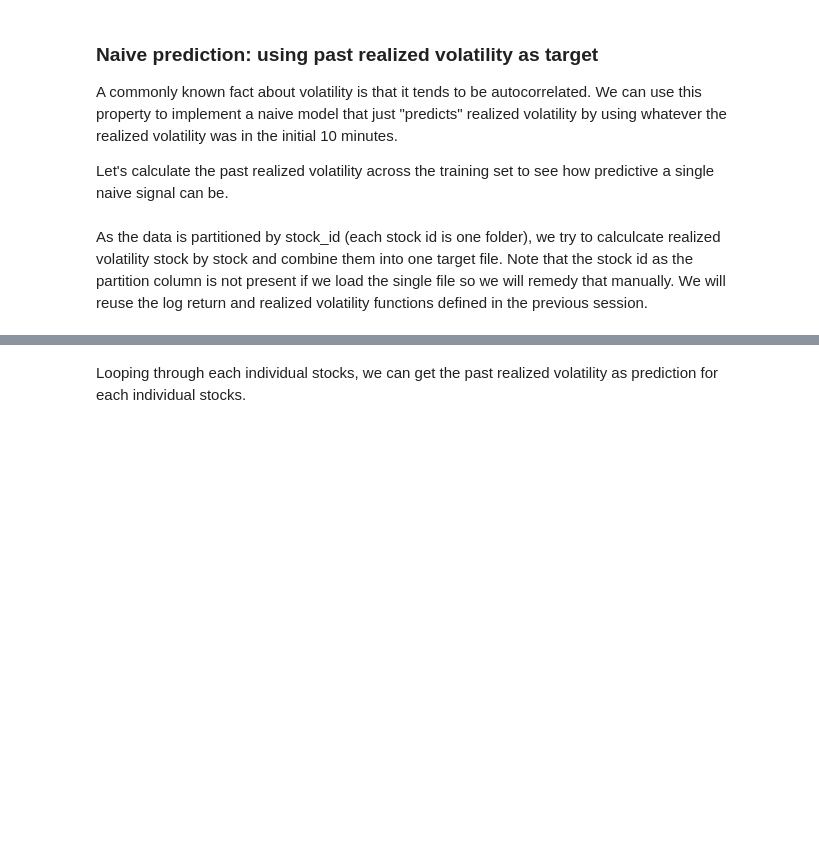
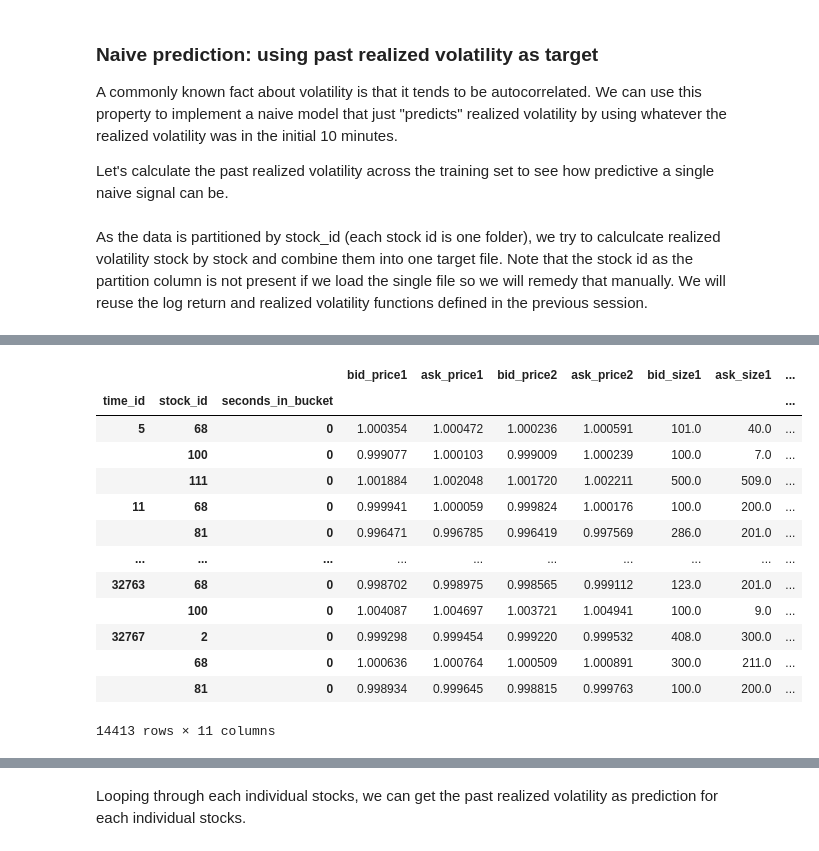
Before and after one commit to arungansi/Jovian-ML-0toGBMs, a Jupyter notebook: my-zero-to-gbm-proj-assign.ipynb, the cells around one changed output, grey strips where cells are left out. Drawn from its saved outputs; the diff is of its cells as text; code cells hidden in the pictures; blank space fills up the shorter version.

```diff
--- a/my-zero-to-gbm-proj-assign.ipynb
+++ b/my-zero-to-gbm-proj-assign.ipynb
@@ -347,0 +521,17 @@ df_order_book_50.groupby(['time_id','stock_id']).seconds_in_bucket.count()
+# %%
+s2.loc[:,:,[0]][s2.loc[:,:,0]['price'].isna()]
+# %% [output]
+|  |  |  | bid_price1 | ask_price1 | bid_price2 | ask_price2 | bid_size1 | ask_size1 | ... |
+| time_id | stock_id | seconds_in_bucket |  |  |  |  |  |  | ... |
+| 5 | 68 | 0 | 1.000354 | 1.000472 | 1.000236 | 1.000591 | 101.0 | 40.0 | ... |
+|  | 100 | 0 | 0.999077 | 1.000103 | 0.999009 | 1.000239 | 100.0 | 7.0 | ... |
+|  | 111 | 0 | 1.001884 | 1.002048 | 1.001720 | 1.002211 | 500.0 | 509.0 | ... |
+| 11 | 68 | 0 | 0.999941 | 1.000059 | 0.999824 | 1.000176 | 100.0 | 200.0 | ... |
+|  | 81 | 0 | 0.996471 | 0.996785 | 0.996419 | 0.997569 | 286.0 | 201.0 | ... |
+| ... | ... | ... | ... | ... | ... | ... | ... | ... | ... |
+| 32763 | 68 | 0 | 0.998702 | 0.998975 | 0.998565 | 0.999112 | 123.0 | 201.0 | ... |
+|  | 100 | 0 | 1.004087 | 1.004697 | 1.003721 | 1.004941 | 100.0 | 9.0 | ... |
+| 32767 | 2 | 0 | 0.999298 | 0.999454 | 0.999220 | 0.999532 | 408.0 | 300.0 | ... |
+|  | 68 | 0 | 1.000636 | 1.000764 | 1.000509 | 1.000891 | 300.0 | 211.0 | ... |
+|  | 81 | 0 | 0.998934 | 0.999645 | 0.998815 | 0.999763 | 100.0 | 200.0 | ... |
+14413 rows × 11 columns
```
Also changed, not shown: parts of 73 cells of this notebook.
